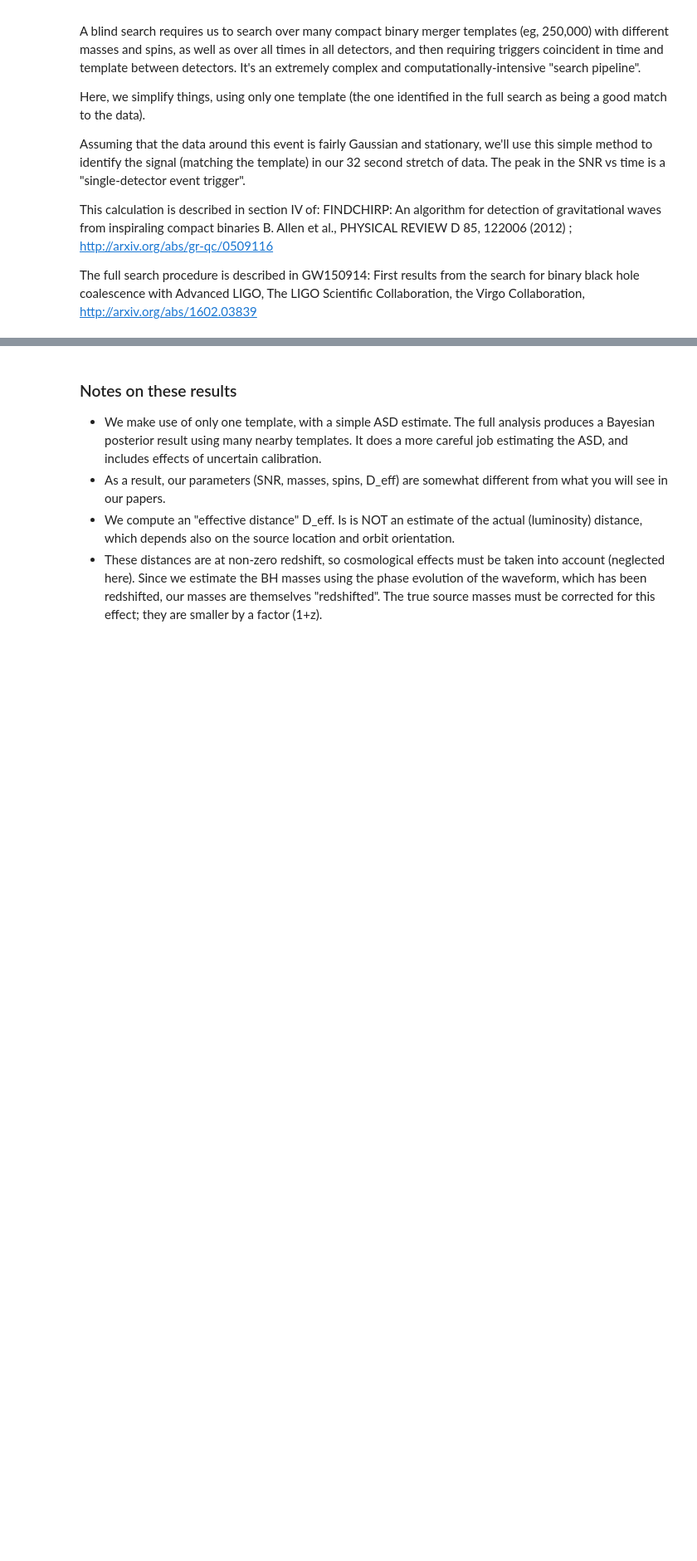
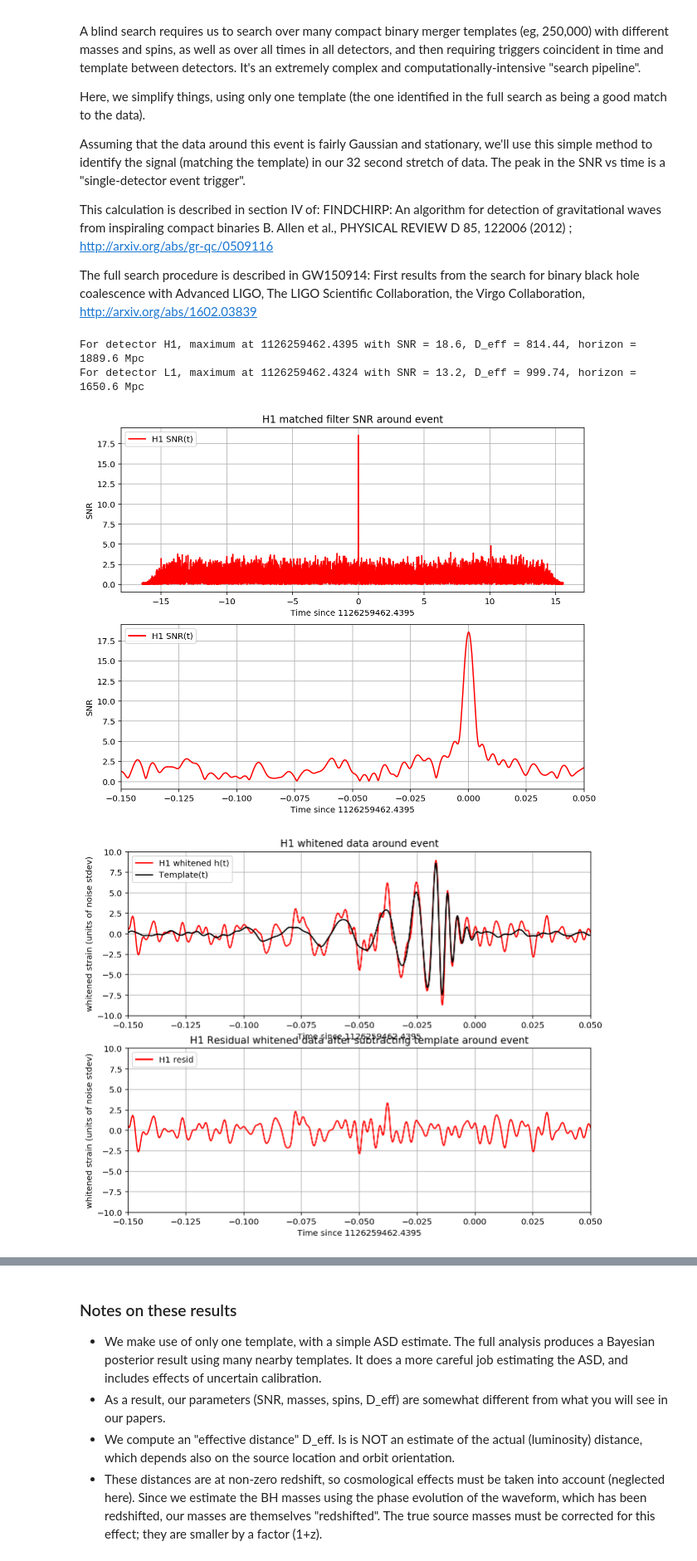
Before and after one commit to UCB-stat-159-s22/hw06-samanthacarr, a Jupyter notebook: index.ipynb, the cells around one changed output, grey strips where cells are left out. Shown at 83% size. Saved outputs shown, nothing was run; the diff lists cells and outputs as text; code cells hidden in the pictures; blank space fills up the shorter version.

```diff
--- a/index.ipynb
+++ b/index.ipynb
@@ -488,7 +506,7 @@ As noted above, the results won't be identical to what is in the LIGO-Virgo pape
 # %%
 # read in the template (plus and cross) and parameters for the theoretical waveform
 try:
-    f_template = h5py.File(fn_template, "r")
+    f_template = h5py.File('data/'+fn_template, "r")
 except:
     print("Cannot find template file!")
     print("You can download it from https://losc.ligo.org/s/events/"+eventname+'/'+fn_template)
@@ -623,7 +654,7 @@ The LIGO Scientific Collaboration, the Virgo Collaboration, http://arxiv.org/abs
 # -- To calculate the PSD of the data, choose an overlap and a window (common to all detectors)
 #   that minimizes "spectral leakage" https://en.wikipedia.org/wiki/Spectral_leakage
 
-plh(fs, time, template_p, template_c, template_offset, strain_H1, strain_L1, dt,
+template_H1, template_L1 = plh(fs, time, template_p, template_c, template_offset, strain_H1, strain_L1, dt,
     bb, ab, normalization, make_plots,strain_H1_whitenbp,eventname, plottype,tevent,strain_L1_whitenbp)
 
 # NFFT = 4*fs
@@ -753,30 +784,35 @@ plh(fs, time, template_p, template_c, template_offset, strain_H1, strain_L1, dt,
 #         plt.xlabel('Time since {0:.4f}'.format(timemax))
 #         plt.ylabel('whitened strain (units of noise stdev)')
 #         plt.legend(loc='upper left')
 #         plt.title(det+' whitened data around event')
 
 #         plt.subplot(2,1,2)
 #         plt.plot(time-tevent,strain_whitenbp-template_match,pcolor,label=det+' resid')
 #         plt.ylim([-10,10])
 #         plt.xlim([-0.15,0.05])
 #         plt.grid('on')
 #         plt.xlabel('Time since {0:.4f}'.format(timemax))
 #         plt.ylabel('whitened strain (units of noise stdev)')
 #         plt.legend(loc='upper left')
 #         plt.title(det+' Residual whitened data after subtracting template around event')
 #         plt.savefig('figures/'+eventname+"_"+det+"_matchtime."+plottype)
 
 #         # -- Display PSD and template
 #         # must multiply by sqrt(f) to plot template fft on top of ASD:
 #         plt.figure(figsize=(10,6))
 #         template_f = np.absolute(template_fft)*np.sqrt(np.abs(datafreq)) / d_eff
 #         plt.loglog(datafreq, template_f, 'k', label='template(f)*sqrt(f)')
 #         plt.loglog(freqs, np.sqrt(data_psd),pcolor, label=det+' ASD')
 #         plt.xlim(20, fs/2)
 #         plt.ylim(1e-24, 1e-20)
 #         plt.grid()
 #         plt.xlabel('frequency (Hz)')
 #         plt.ylabel('strain noise ASD (strain/rtHz), template h(f)*rt(f)')
 #         plt.legend(loc='upper left')
 #         plt.title(det+' ASD and template around event')
 #         plt.savefig('figures/'+eventname+"_"+det+"_matchfreq."+plottype)
+# %% [output]
+For detector H1, maximum at 1126259462.4395 with SNR = 18.6, D_eff = 814.44, horizon = 1889.6 Mpc
+For detector L1, maximum at 1126259462.4324 with SNR = 13.2, D_eff = 999.74, horizon = 1650.6 Mpc
+[figure, added]
+[figure, added]
```
Also changed, not shown: parts of 14 cells of this notebook, 2 other files.
